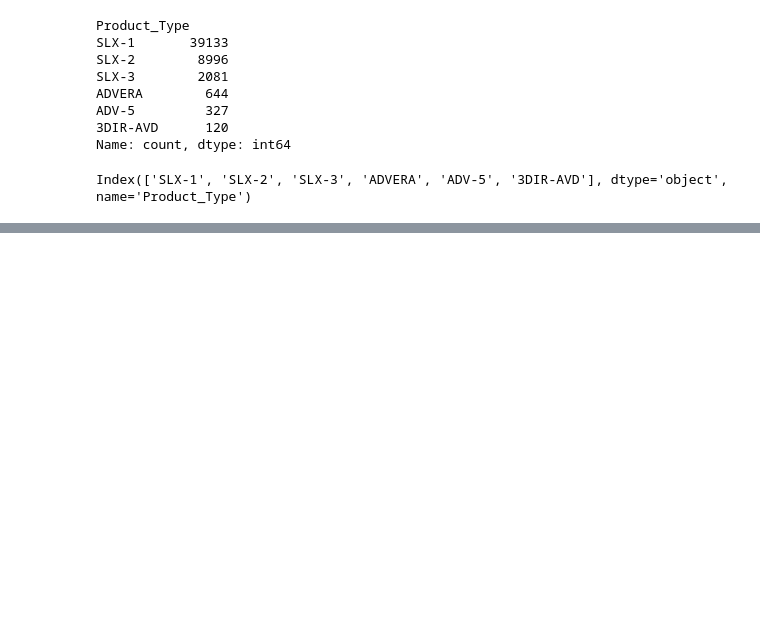
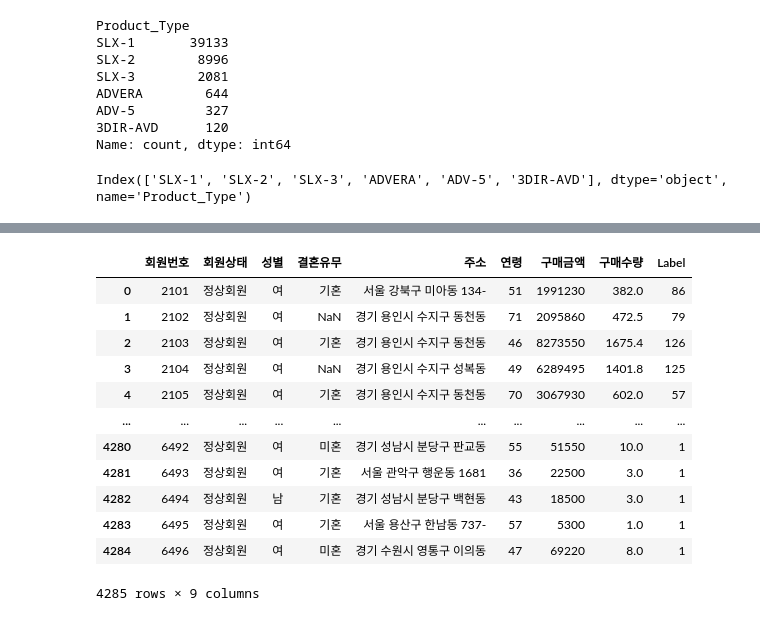
Before and after one commit to bamtol77/Pandas, a Jupyter notebook: panda.ipynb, the cells around one changed output, grey strips where cells are left out. Saved outputs shown, nothing was run; the diff lists cells and outputs as text; code cells hidden in the pictures; blank space fills up the shorter version.

```diff
--- a/panda.ipynb
+++ b/panda.ipynb
@@ -943,0 +1241,7 @@ df1.loc[cond1].describe()[['총계약금']].to_excel('result4.xlsx') # 조건에
+# %%
+# Key Column(회원번호)에 공통된 값만 가져와 병합
+m1 = pd.merge(df_member, p1, on='회원번호', how='inner')
+# how = 테이이블을 어떤 테이블 기준으로 병합할 것인지  / inner /outer / Left / Right
+# on = Key Column
+print(m1.shape)
+m1.head(2)
@@ -943,0 +1253,12 @@ df1.loc[cond1].describe()[['총계약금']].to_excel('result4.xlsx') # 조건에
+# %%
+# 한명의 회원이 몇번 방문 했는가 계산
+df_product['Label'] = 1 # Label에 '1'이라고 붙임.
+# %%
+p2 = df_product.pivot_table(index=['회원번호','공급일자'],
+                       values='Label', aggfunc='min').reset_index()
+# 최소값으로 보여지게 'min'
+# 회원번호와 공급일자의 데이터를 사용하기 위해서 reset_index() 사용
+# 공급일자에 회원이 왔다면 Label에 1 이라는 값이 출력됨
+# 정리 //
+# 한명의 고객 별로 언제 방문했는가를 1값으로 식별힉 위해, 회원-날짜-1 계산
+p2.head()
@@ -943,0 +1290,4 @@ df1.loc[cond1].describe()[['총계약금']].to_excel('result4.xlsx') # 조건에
+# %%
+p3 = p2.pivot_table(index='회원번호', values='Label', aggfunc='sum').reset_index()
+print(p3.shape)
+p3.head()
@@ -943,0 +1302,17 @@ df1.loc[cond1].describe()[['총계약금']].to_excel('result4.xlsx') # 조건에
+# %%
+# m1과 p3 병합
+pd.merge(m1, p3, on='회원번호', how='inner')
+# %% [output]
+|  | 회원번호 | 회원상태 | 성별 | 결혼유무 | 주소 | 연령 | 구매금액 | 구매수량 | Label |
+| 0 | 2101 | 정상회원 | 여 | 기혼 | 서울 강북구 미아동 134- | 51 | 1991230 | 382.0 | 86 |
+| 1 | 2102 | 정상회원 | 여 | NaN | 경기 용인시 수지구 동천동 | 71 | 2095860 | 472.5 | 79 |
+| 2 | 2103 | 정상회원 | 여 | 기혼 | 경기 용인시 수지구 동천동 | 46 | 8273550 | 1675.4 | 126 |
+| 3 | 2104 | 정상회원 | 여 | NaN | 경기 용인시 수지구 성복동 | 49 | 6289495 | 1401.8 | 125 |
+| 4 | 2105 | 정상회원 | 여 | 기혼 | 경기 용인시 수지구 동천동 | 70 | 3067930 | 602.0 | 57 |
+| ... | ... | ... | ... | ... | ... | ... | ... | ... | ... |
+| 4280 | 6492 | 정상회원 | 여 | 미혼 | 경기 성남시 분당구 판교동 | 55 | 51550 | 10.0 | 1 |
+| 4281 | 6493 | 정상회원 | 여 | 기혼 | 서울 관악구 행운동 1681 | 36 | 22500 | 3.0 | 1 |
+| 4282 | 6494 | 정상회원 | 남 | 기혼 | 경기 성남시 분당구 백현동 | 43 | 18500 | 3.0 | 1 |
+| 4283 | 6495 | 정상회원 | 여 | 기혼 | 서울 용산구 한남동 737- | 57 | 5300 | 1.0 | 1 |
+| 4284 | 6496 | 정상회원 | 여 | 미혼 | 경기 수원시 영통구 이의동 | 47 | 69220 | 8.0 | 1 |
+4285 rows × 9 columns
```
Also changed, not shown: parts of 36 cells of this notebook.
